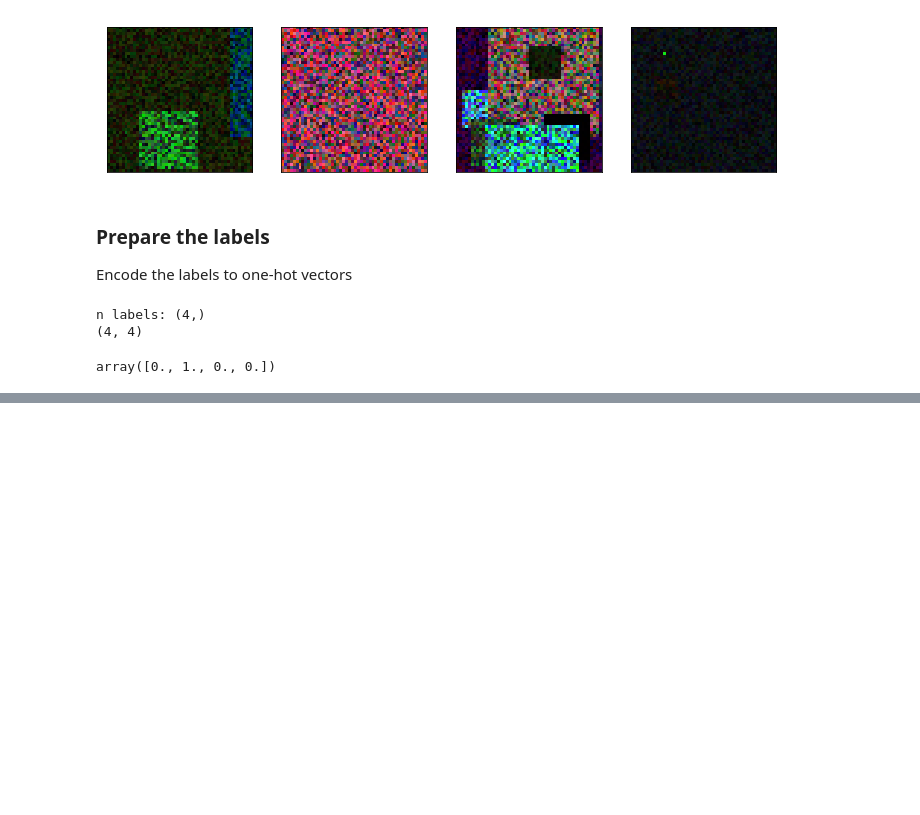
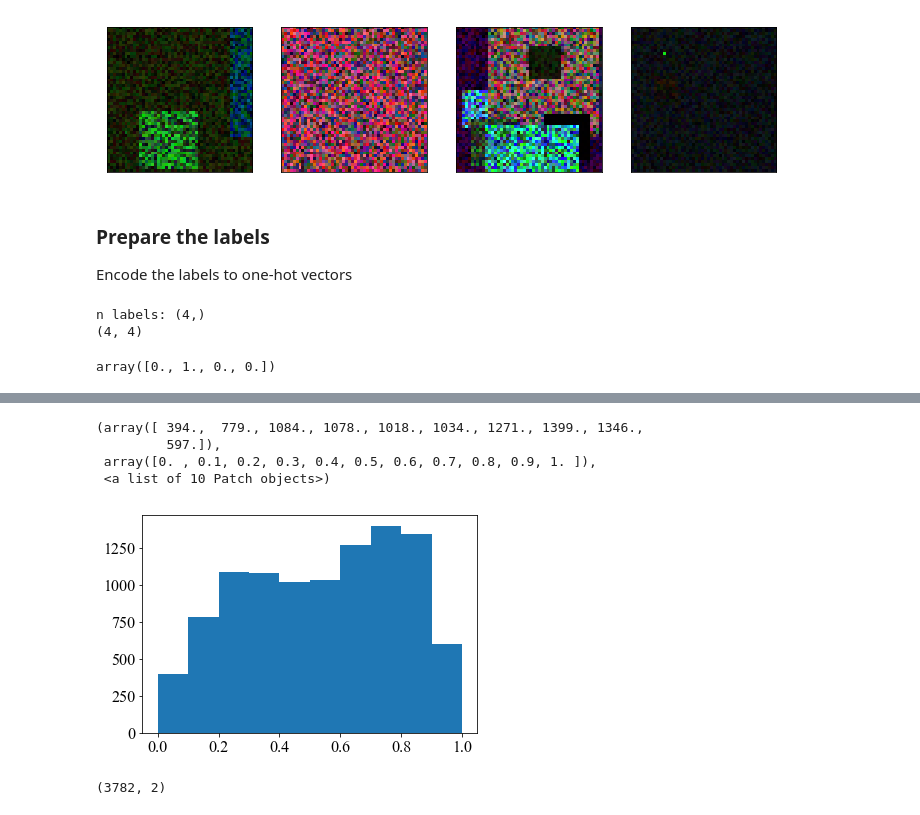
Before and after one commit to voschezang/trash-image-classification, a Jupyter notebook: src/nn/nn-autoencoder-random-large.ipynb, the cells around one changed output, grey strips where cells are left out. Cells and saved outputs as stored; diff of their text form; code cells hidden in the pictures; blank space fills up the shorter version.

```diff
--- a/src/nn/nn-autoencoder-random-large.ipynb
+++ b/src/nn/nn-autoencoder-random-large.ipynb
@@ -339,0 +220,34 @@ plot.multiple(results)
+# %%
+# normalize z_values
+from sklearn.preprocessing import normalize
+def normalize1D(vector=[]):
+    minn = vector.min()
+    maxx = vector.max()
+    return (vector.copy() - minn) / (maxx - minn)
+# %%
+# z values correspond to the 3d dimension (time)
+z_values = y_test[:,0]
+z_values = normalize1D(z_values)
+# %%
+plt.hist(z_values)
+# %% [output]
+(array([ 394.,  779., 1084., 1078., 1018., 1034., 1271., 1399., 1346.,
+         597.]),
+ array([0. , 0.1, 0.2, 0.3, 0.4, 0.5, 0.6, 0.7, 0.8, 0.9, 1. ]),
+ <a list of 10 Patch objects>)
+[figure, added]
+# %%
+frames_list = []
+n_frames = 3
+for i in range(n_frames):
+    lower = i * 1./n_frames
+    upper = (i+1) * 1./n_frames
+    c = (lower <= z_values) & (z_values < upper)
+    frames = (y_test[np.where(c)])
+    frames_list.append(frames)
+    #     frames = y_test[ np.where(z_values < 0.5) ]
+
+frame = frames_list[0]
+frames[:,1:3].shape
+# %% [output]
+(3782, 2)
```
Also changed, not shown: parts of 42 cells of this notebook.
